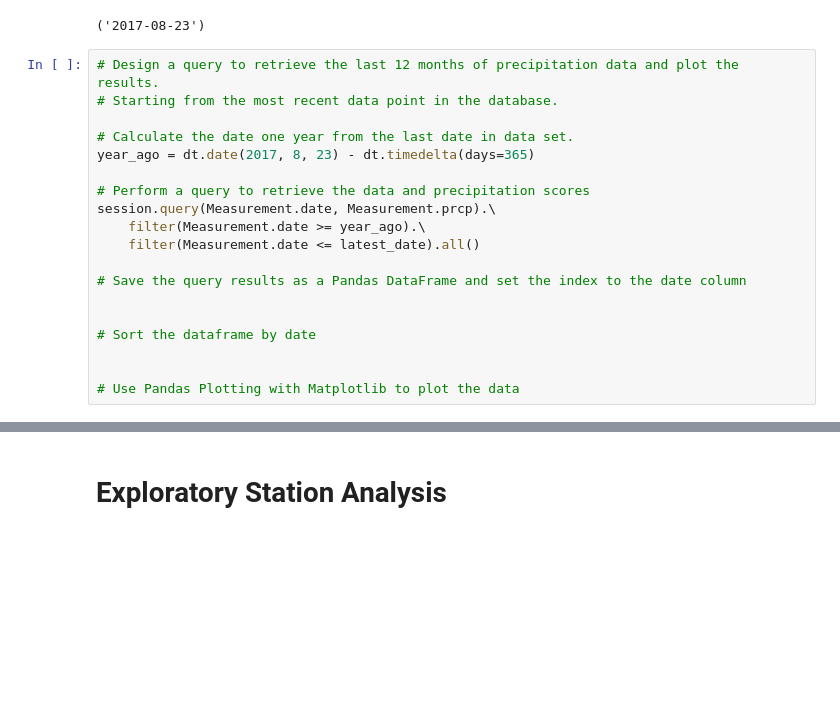
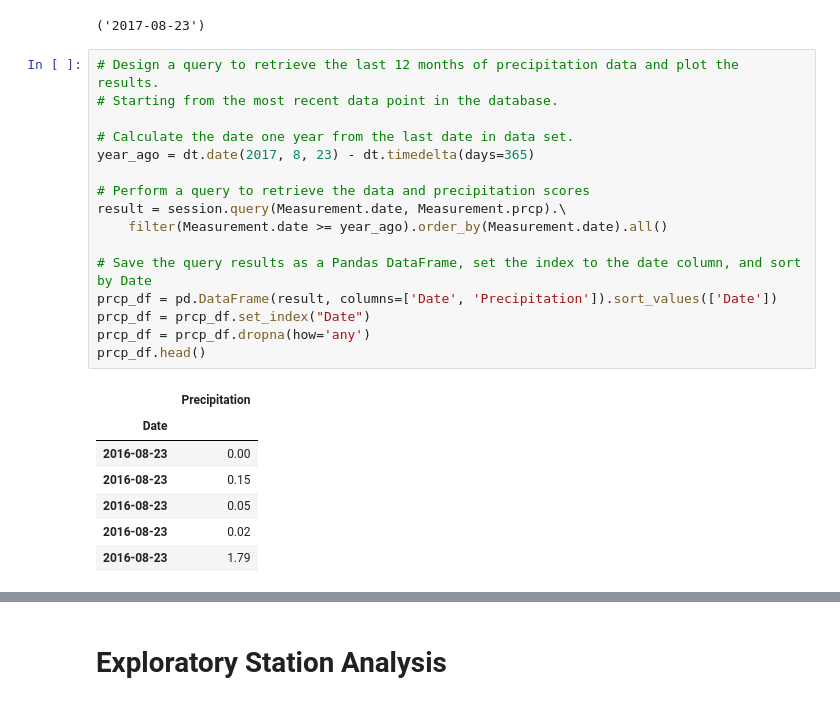
Before and after one commit to halpeter/sqlalchemy-analysis, a Jupyter notebook: climate_starter.ipynb, the cells around one changed output, grey strips where cells are left out. Drawn from its saved outputs; the diff is of its cells as text; blank space fills up the shorter version.

```diff
--- a/climate_starter.ipynb
+++ b/climate_starter.ipynb
@@ -75,19 +75,24 @@ latest_date
 # %%
 # Design a query to retrieve the last 12 months of precipitation data and plot the results.
 # Starting from the most recent data point in the database.
 
 # Calculate the date one year from the last date in data set.
 year_ago = dt.date(2017, 8, 23) - dt.timedelta(days=365)
 
 # Perform a query to retrieve the data and precipitation scores
-session.query(Measurement.date, Measurement.prcp).\
-    filter(Measurement.date >= year_ago).\
-    filter(Measurement.date <= latest_date).all()
+result = session.query(Measurement.date, Measurement.prcp).\
+    filter(Measurement.date >= year_ago).order_by(Measurement.date).all()
 
-# Save the query results as a Pandas DataFrame and set the index to the date column
-
-
-# Sort the dataframe by date
-
-
-# Use Pandas Plotting with Matplotlib to plot the data
+# Save the query results as a Pandas DataFrame, set the index to the date column, and sort by Date
+prcp_df = pd.DataFrame(result, columns=['Date', 'Precipitation']).sort_values(['Date'])
+prcp_df = prcp_df.set_index("Date")
+prcp_df = prcp_df.dropna(how='any')
+prcp_df.head()
+# %% [output]
+|  | Precipitation |
+| Date |  |
+| 2016-08-23 | 0.00 |
+| 2016-08-23 | 0.15 |
+| 2016-08-23 | 0.05 |
+| 2016-08-23 | 0.02 |
+| 2016-08-23 | 1.79 |
```
Also changed, not shown: parts of 7 cells of this notebook, 2 other files.
